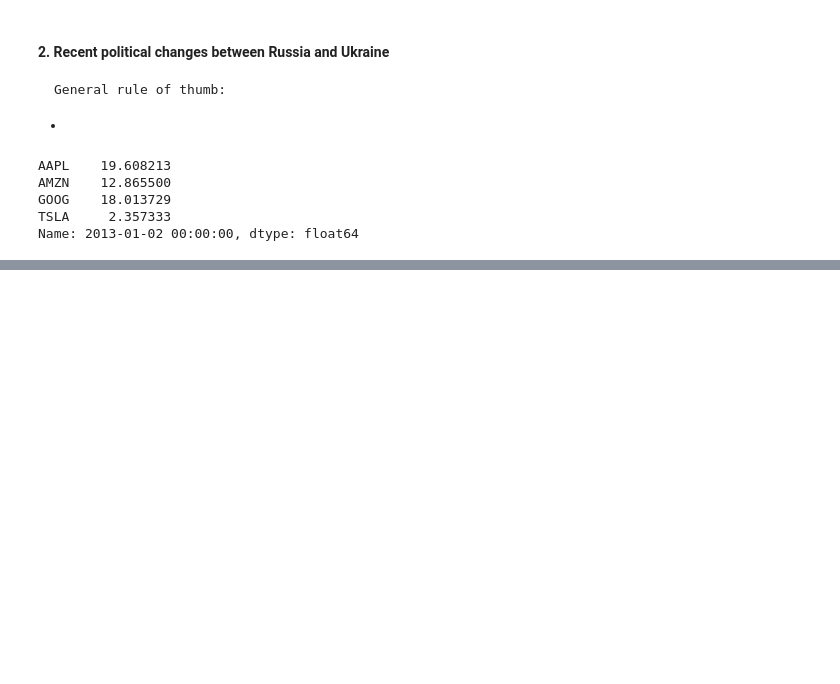
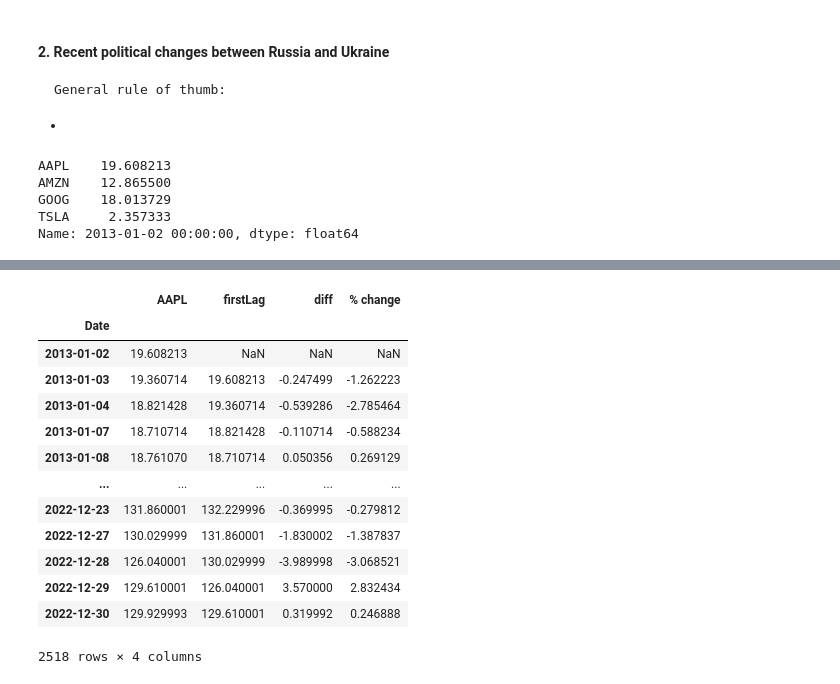
Before and after one commit to tinaashen/RLsimtrade, a Jupyter notebook: financePython.ipynb, the cells around one changed output, grey strips where cells are left out. Saved outputs shown, nothing was run; the diff lists cells and outputs as text; code cells hidden in the pictures; blank space fills up the shorter version.

```diff
--- a/financePython.ipynb
+++ b/financePython.ipynb
@@ -205,0 +239,19 @@ plt.savefig("diagrams/afterNorm.pdf")
+# %%
+aapl['diff'] = aapl.AAPL.sub(aapl.firstLag)
+aapl['% change'] = aapl.AAPL.div(aapl.firstLag).sub(1).mul(100)
+aapl
+# %% [output]
+|  | AAPL | firstLag | diff | % change |
+| Date |  |  |  |  |
+| 2013-01-02 | 19.608213 | NaN | NaN | NaN |
+| 2013-01-03 | 19.360714 | 19.608213 | -0.247499 | -1.262223 |
+| 2013-01-04 | 18.821428 | 19.360714 | -0.539286 | -2.785464 |
+| 2013-01-07 | 18.710714 | 18.821428 | -0.110714 | -0.588234 |
+| 2013-01-08 | 18.761070 | 18.710714 | 0.050356 | 0.269129 |
+| ... | ... | ... | ... | ... |
+| 2022-12-23 | 131.860001 | 132.229996 | -0.369995 | -0.279812 |
+| 2022-12-27 | 130.029999 | 131.860001 | -1.830002 | -1.387837 |
+| 2022-12-28 | 126.040001 | 130.029999 | -3.989998 | -3.068521 |
+| 2022-12-29 | 129.610001 | 126.040001 | 3.570000 | 2.832434 |
+| 2022-12-30 | 129.929993 | 129.610001 | 0.319992 | 0.246888 |
+2518 rows × 4 columns
```
Also changed, not shown: parts of 28 cells of this notebook.
